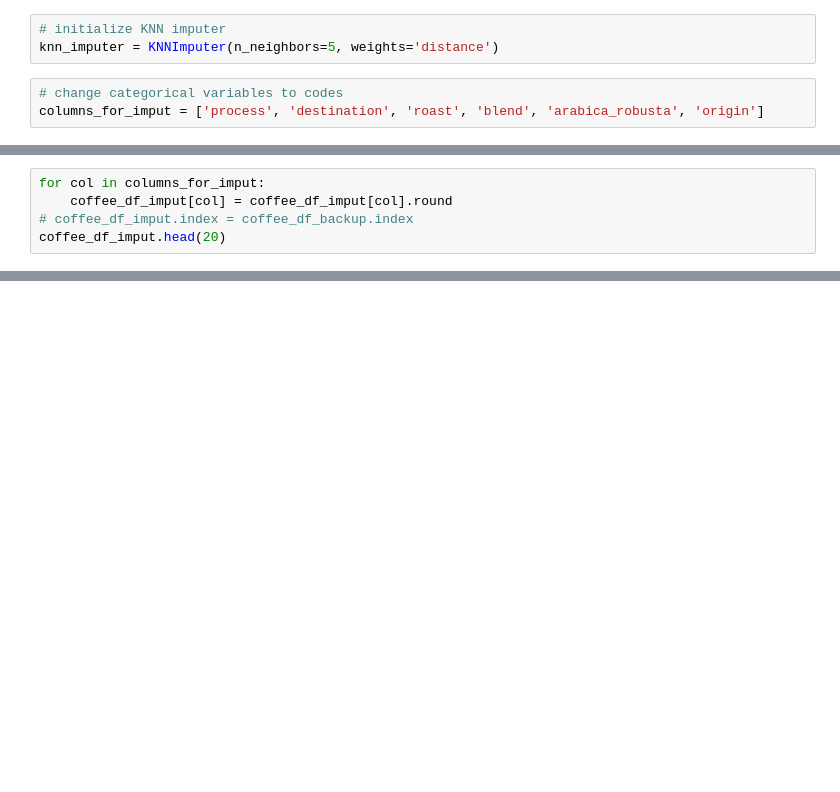
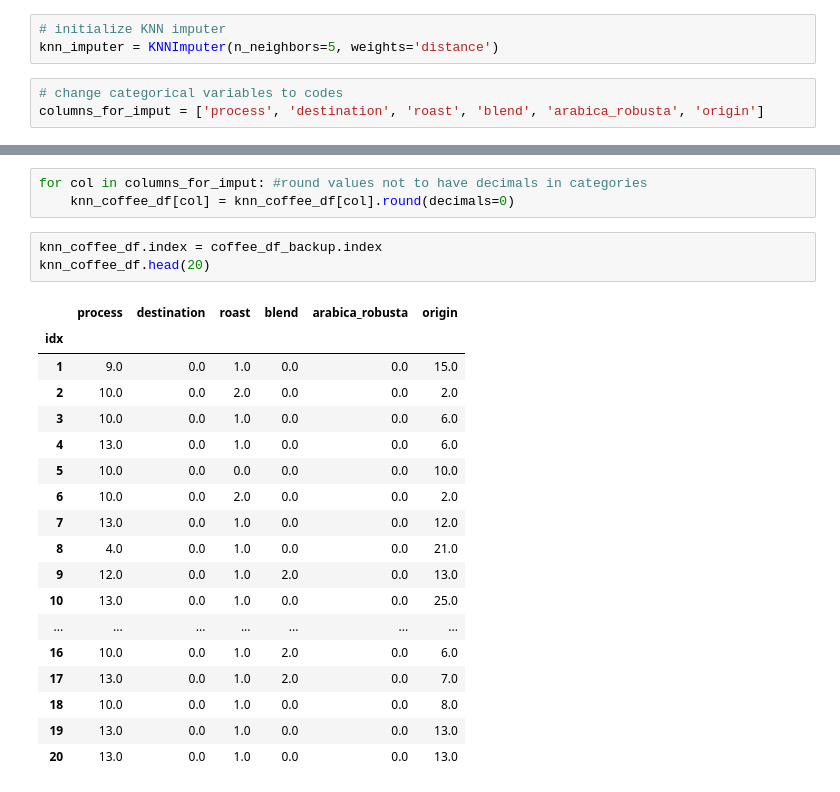
Before and after one commit to dominikacecylia/Coffee-regression-project, a Jupyter notebook: data-cleaning.ipynb, the cells around one changed output, grey strips where cells are left out. Drawn from its saved outputs; the diff is of its cells as text; blank space fills up the shorter version.

```diff
--- a/data-cleaning.ipynb
+++ b/data-cleaning.ipynb
@@ -389,5 +324,0 @@ Length: 248, dtype: int64
-# %%
-for col in columns_for_imput:
-    coffee_df_imput[col] = coffee_df_imput[col].round
-# coffee_df_imput.index = coffee_df_backup.index
-coffee_df_imput.head(20)
@@ -393,0 +340,25 @@ coffee_df_imput.head(20)
+# %%
+for col in columns_for_imput: #round values not to have decimals in categories
+    knn_coffee_df[col] = knn_coffee_df[col].round(decimals=0)
+# %%
+knn_coffee_df.index = coffee_df_backup.index
+knn_coffee_df.head(20)
+# %% [output]
+|  | process | destination | roast | blend | arabica_robusta | origin |
+| idx |  |  |  |  |  |  |
+| 1 | 9.0 | 0.0 | 1.0 | 0.0 | 0.0 | 15.0 |
+| 2 | 10.0 | 0.0 | 2.0 | 0.0 | 0.0 | 2.0 |
+| 3 | 10.0 | 0.0 | 1.0 | 0.0 | 0.0 | 6.0 |
+| 4 | 13.0 | 0.0 | 1.0 | 0.0 | 0.0 | 6.0 |
+| 5 | 10.0 | 0.0 | 0.0 | 0.0 | 0.0 | 10.0 |
+| 6 | 10.0 | 0.0 | 2.0 | 0.0 | 0.0 | 2.0 |
+| 7 | 13.0 | 0.0 | 1.0 | 0.0 | 0.0 | 12.0 |
+| 8 | 4.0 | 0.0 | 1.0 | 0.0 | 0.0 | 21.0 |
+| 9 | 12.0 | 0.0 | 1.0 | 2.0 | 0.0 | 13.0 |
+| 10 | 13.0 | 0.0 | 1.0 | 0.0 | 0.0 | 25.0 |
+| ... | ... | ... | ... | ... | ... | ... |
+| 16 | 10.0 | 0.0 | 1.0 | 2.0 | 0.0 | 6.0 |
+| 17 | 13.0 | 0.0 | 1.0 | 2.0 | 0.0 | 7.0 |
+| 18 | 10.0 | 0.0 | 1.0 | 0.0 | 0.0 | 8.0 |
+| 19 | 13.0 | 0.0 | 1.0 | 0.0 | 0.0 | 13.0 |
+| 20 | 13.0 | 0.0 | 1.0 | 0.0 | 0.0 | 13.0 |
```
Also changed, not shown: parts of 20 cells of this notebook.
